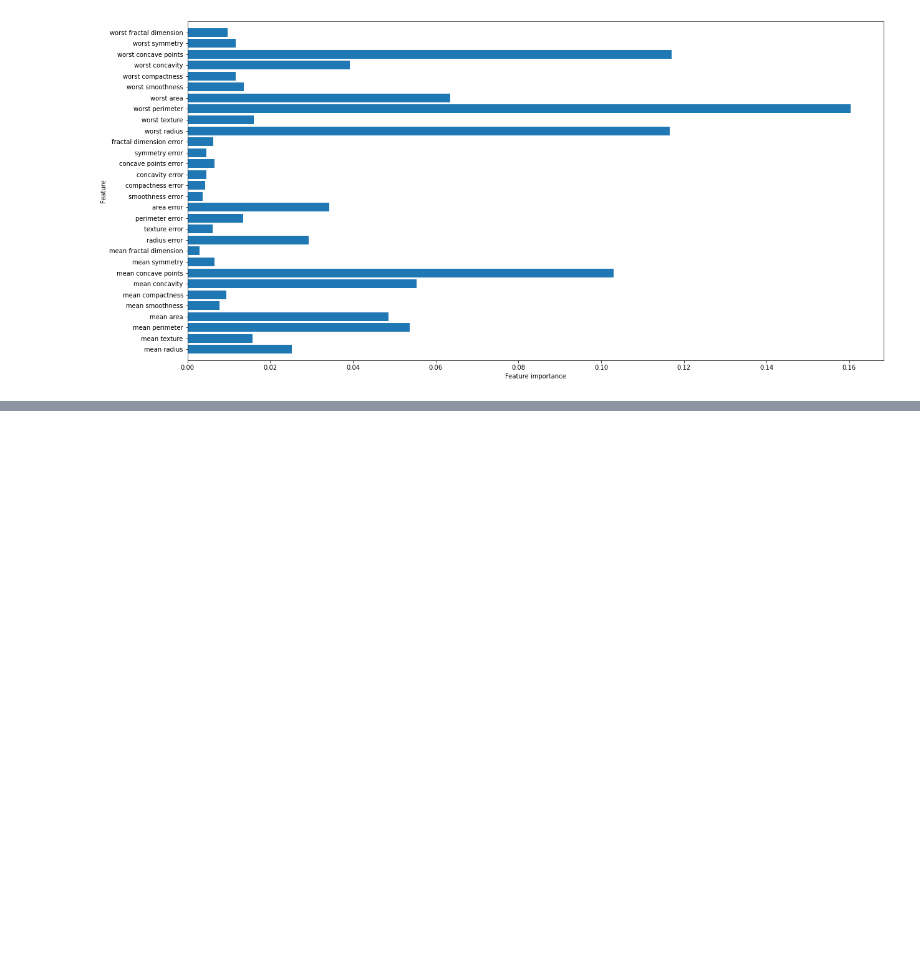
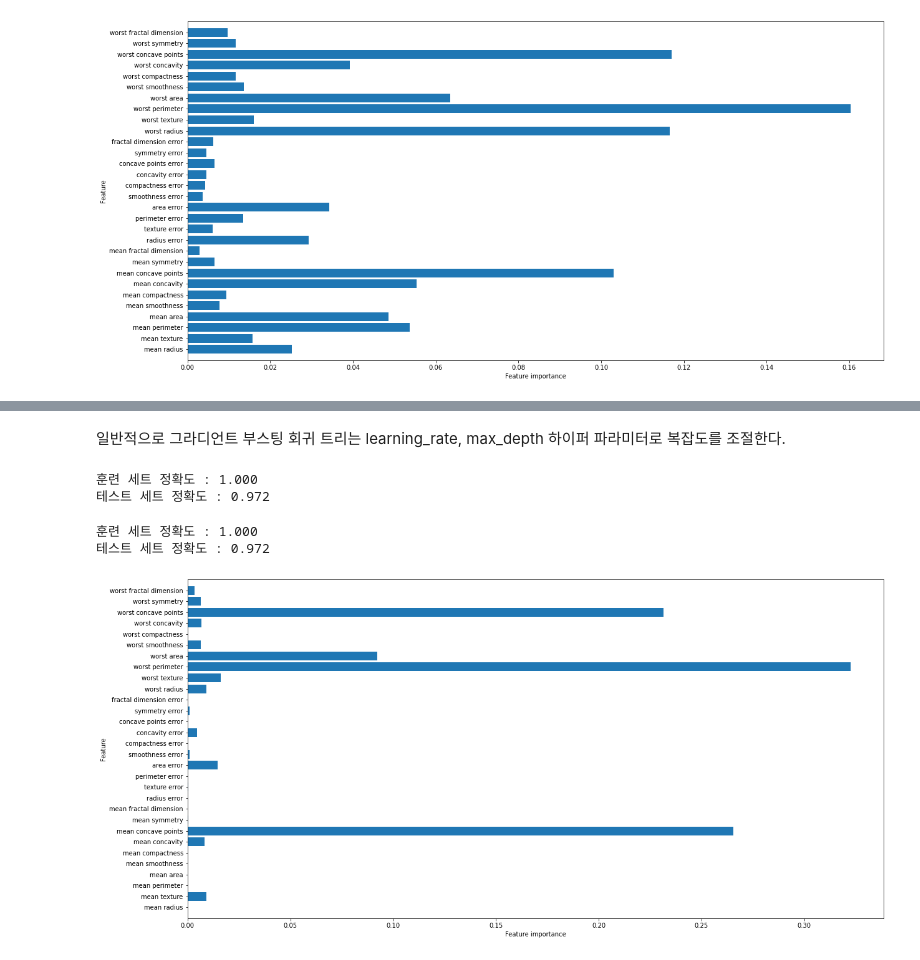
Before and after one commit to wjh818/Data_hwj, a Jupyter notebook: Machine_Learning/3_의사결정트리_및_앙상블_모델.ipynb, the cells around one changed output, grey strips where cells are left out. Drawn from its saved outputs; the diff is of its cells as text; code cells hidden in the pictures; blank space fills up the shorter version.

```diff
--- a/Machine_Learning/3_의사결정트리_및_앙상블_모델.ipynb
+++ b/Machine_Learning/3_의사결정트리_및_앙상블_모델.ipynb
@@ -238,0 +244,12 @@ plot_feature_importances_cancer(forest)
+# %%
+from sklearn.ensemble import GradientBoostingClassifier
+
+X_train, X_test, y_train, y_test = train_test_split(cancer.data,
+                                                    cancer.target,
+                                                    random_state=0)
+
+gbrt = GradientBoostingClassifier(random_state=0)
+gbrt.fit(X_train, y_train)
+
+print("훈련 세트 정확도 : {:.3f}".format(forest.score(X_train, y_train)))
+print("테스트 세트 정확도 : {:.3f}".format(forest.score(X_test, y_test)))
@@ -238,0 +272,29 @@ plot_feature_importances_cancer(forest)
+# %% [markdown]
+일반적으로 그라디언트 부스팅 회귀 트리는 learning_rate, max_depth 하이퍼 파라미터로 복잡도를 조절한다.
+# %%
+# 최대 깊이(max_depth) 조절하기
+gbrt = GradientBoostingClassifier(random_state=0, max_depth=1)
+gbrt.fit(X_train, y_train)
+
+print("훈련 세트 정확도 : {:.3f}".format(forest.score(X_train, y_train)))
+print("테스트 세트 정확도 : {:.3f}".format(forest.score(X_test, y_test)))
+# %% [output]
+훈련 세트 정확도 : 1.000
+테스트 세트 정확도 : 0.972
+# %%
+# 학습률(learning_rate) 조절하기
+gbrt = GradientBoostingClassifier(random_state=0, learning_rate=0.01)
+gbrt.fit(X_train, y_train)
+
+print("훈련 세트 정확도 : {:.3f}".format(forest.score(X_train, y_train)))
+print("테스트 세트 정확도 : {:.3f}".format(forest.score(X_test, y_test)))
+# %% [output]
+훈련 세트 정확도 : 1.000
+테스트 세트 정확도 : 0.972
+# %%
+gbrt = GradientBoostingClassifier(random_state=0, max_depth=1)
+gbrt.fit(X_train, y_train)
+
+plot_feature_importances_cancer(gbrt)
+# %% [output]
+[figure, added]
```
Also changed, not shown: parts of 3 cells of this notebook.
